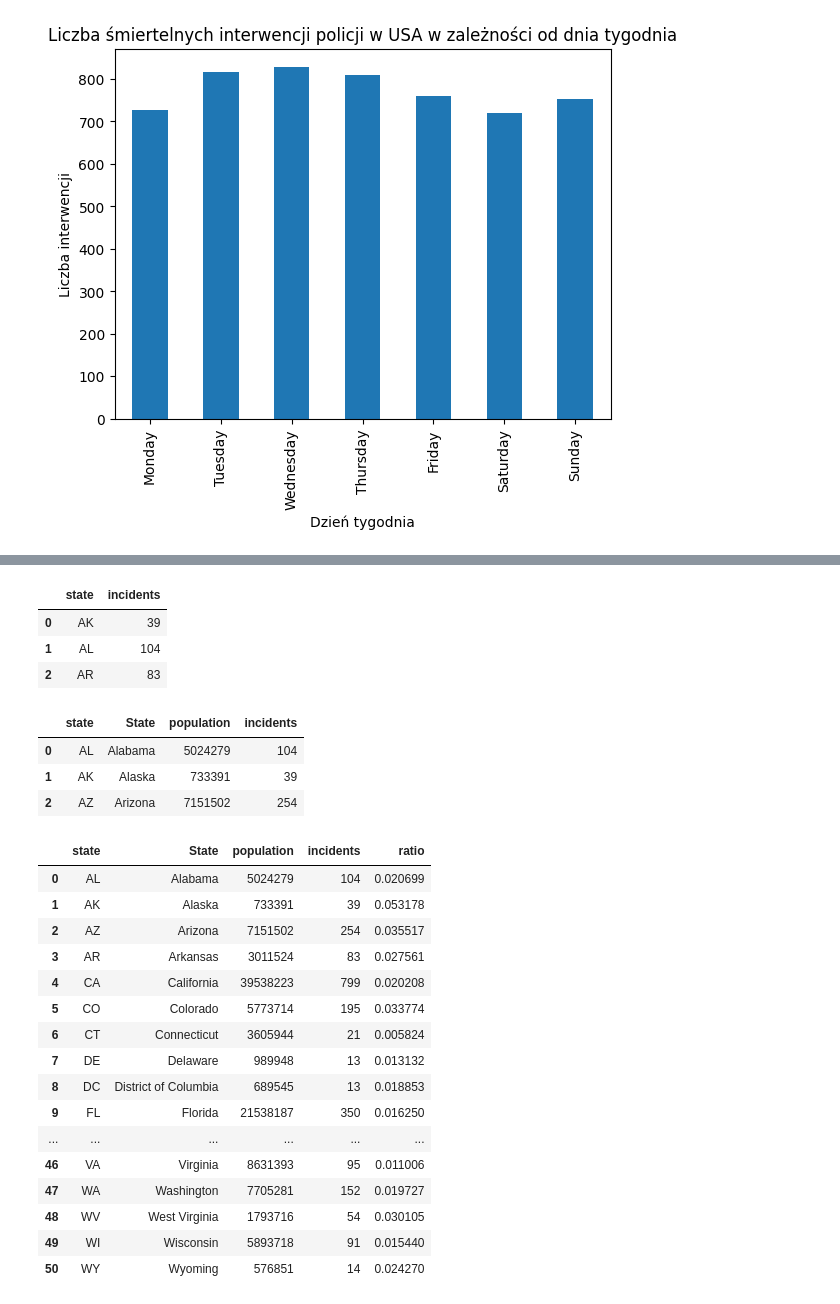
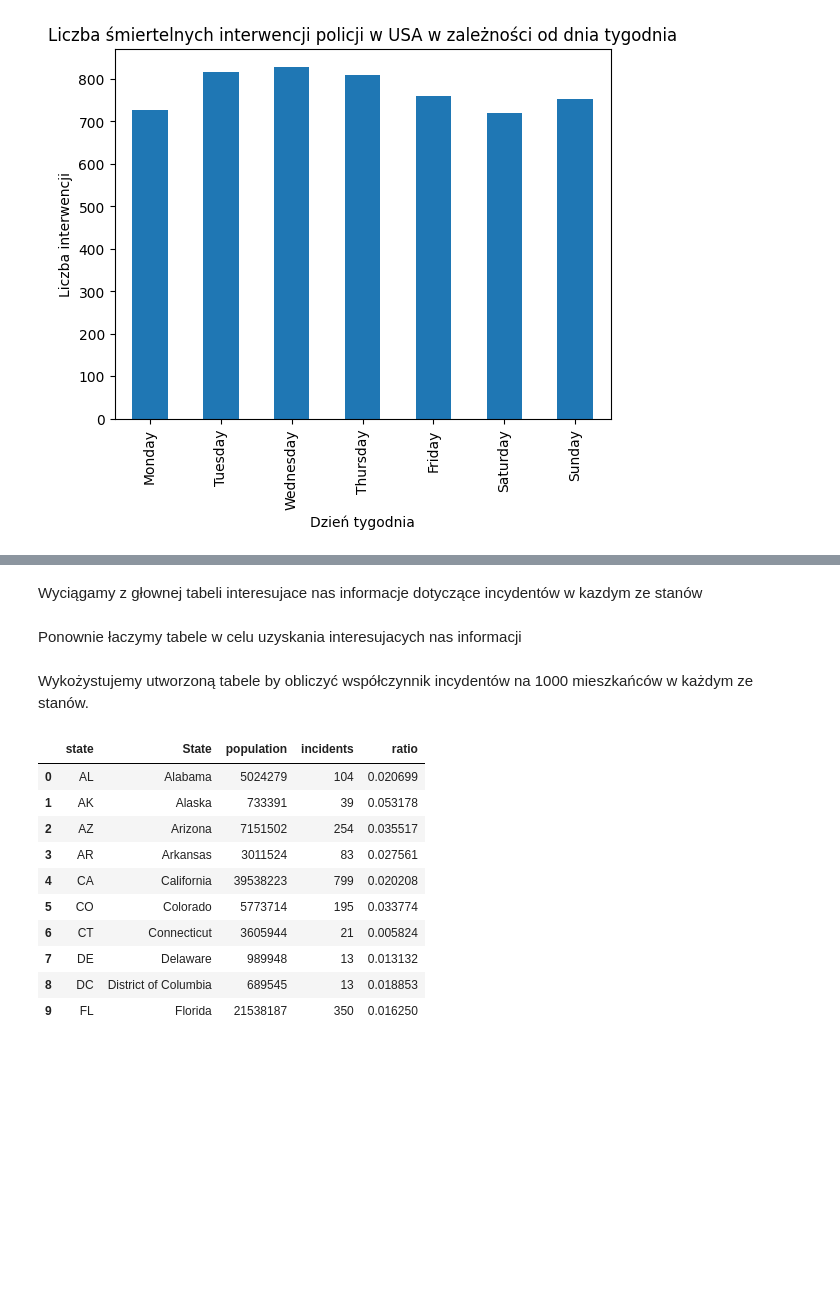
Before and after one commit to WojciechDzimira/kodilla-modu-8, a Jupyter notebook: przestepczosc.ipynb, the cells around one changed output, grey strips where cells are left out. Drawn from its saved outputs; the diff is of its cells as text; code cells hidden in the pictures; blank space fills up the shorter version.

```diff
--- a/przestepczosc.ipynb
+++ b/przestepczosc.ipynb
@@ -127,14 +98,12 @@ df.head(3)
+# %% [markdown]
+Wyciągamy z głownej tabeli interesujace nas informacje dotyczące incydentów w kazdym ze stanów
 # %%
 
 state_incidents_df = df.pivot_table(index='state', aggfunc='size')
 state_incidents_df = state_incidents_df.to_frame(name='incidents')
 state_incidents_df = state_incidents_df.reset_index()
-state_incidents_df.head(3)
-# %% [output]
-|  | state | incidents |
-| 0 | AK | 39 |
-| 1 | AL | 104 |
-| 2 | AR | 83 |
+# %% [markdown]
+Ponownie łaczymy tabele w celu uzyskania interesujacych nas informacji
 # %%
 incidents_per_polulation_df = pd.merge(
     state_population_df[['state', 'State', 'population']],
@@ -142,30 +111,20 @@ incidents_per_polulation_df = pd.merge(
     on='state',
     how='inner'
 )
-incidents_per_polulation_df.head(3)
-# %% [output]
-|  | state | State | population | incidents |
-| 0 | AL | Alabama | 5024279 | 104 |
-| 1 | AK | Alaska | 733391 | 39 |
-| 2 | AZ | Arizona | 7151502 | 254 |
+# %% [markdown]
+Wykożystujemy utworzoną tabele by obliczyć współczynnik incydentów na 1000 mieszkańców w każdym ze stanów.
 # %%
 incidents_per_polulation_df['ratio'] = incidents_per_polulation_df.apply(lambda x: (x['incidents'] / x['population']) * 1000, axis=1)
-incidents_per_polulation_df
+incidents_per_polulation_df.head(10)
 # %% [output]
 |  | state | State | population | incidents | ratio |
 | 0 | AL | Alabama | 5024279 | 104 | 0.020699 |
 | 1 | AK | Alaska | 733391 | 39 | 0.053178 |
 | 2 | AZ | Arizona | 7151502 | 254 | 0.035517 |
 | 3 | AR | Arkansas | 3011524 | 83 | 0.027561 |
 | 4 | CA | California | 39538223 | 799 | 0.020208 |
 | 5 | CO | Colorado | 5773714 | 195 | 0.033774 |
 | 6 | CT | Connecticut | 3605944 | 21 | 0.005824 |
 | 7 | DE | Delaware | 989948 | 13 | 0.013132 |
 | 8 | DC | District of Columbia | 689545 | 13 | 0.018853 |
 | 9 | FL | Florida | 21538187 | 350 | 0.016250 |
-| ... | ... | ... | ... | ... | ... |
-| 46 | VA | Virginia | 8631393 | 95 | 0.011006 |
-| 47 | WA | Washington | 7705281 | 152 | 0.019727 |
-| 48 | WV | West Virginia | 1793716 | 54 | 0.030105 |
-| 49 | WI | Wisconsin | 5893718 | 91 | 0.015440 |
-| 50 | WY | Wyoming | 576851 | 14 | 0.024270 |
```
Also changed, not shown: parts of 23 cells of this notebook.
